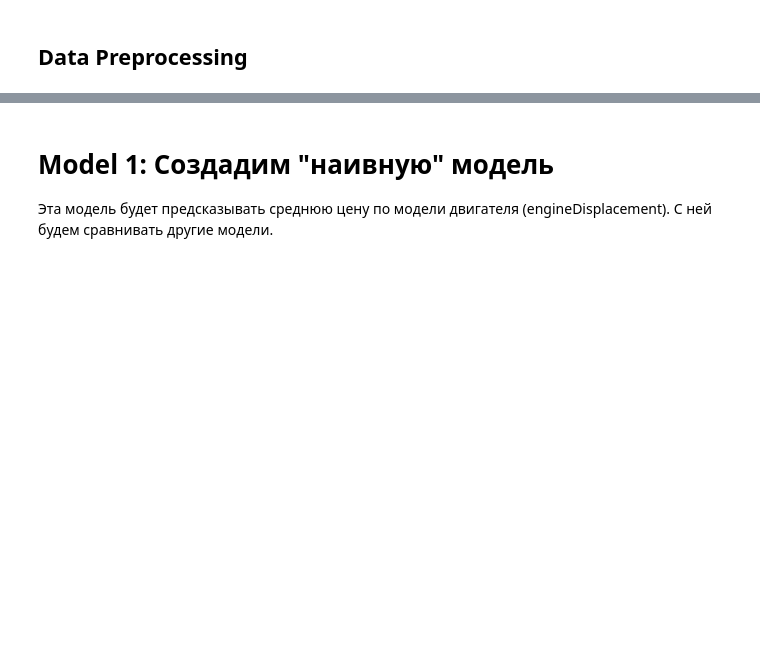
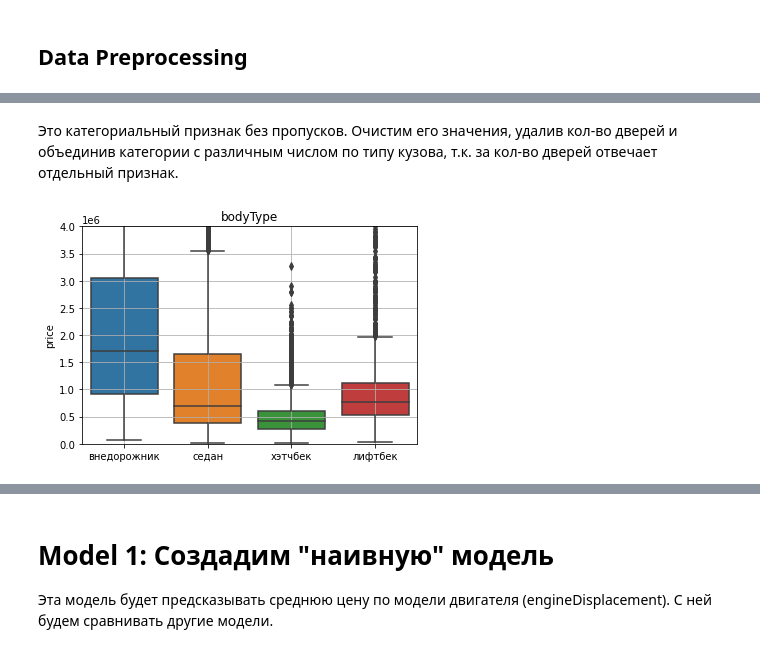
Before and after one commit to mshashanov/skillfactory_rds, a Jupyter notebook: module_5/car_price_prediction.ipynb, the cells around one changed output, grey strips where cells are left out. Saved outputs shown, nothing was run; the diff lists cells and outputs as text; code cells hidden in the pictures; blank space fills up the shorter version.

```diff
--- a/module_5/car_price_prediction.ipynb
+++ b/module_5/car_price_prediction.ipynb
@@ -278,0 +172,9 @@ X_train, X_test, y_train, y_test = train_test_split(X, y, test_size=VAL_SIZE, sh
+# %% [markdown]
+Это категориальный признак без пропусков. Очистим его значения, удалив кол-во дверей и объединив категории с различным числом по типу кузова, т.к. за кол-во дверей отвечает отдельный признак.
+# %%
+cat_cols.append(col)
+train[col] = train[col].apply(cm.clear_body_type)
+test[col] = test[col].apply(cm.clear_body_type)
+cm.plot_cat_col_vs_price(train, col, [0, 4e6])
+# %% [output]
+[figure, added]
```
Also changed, not shown: parts of 194 cells of this notebook, 1 other file.
